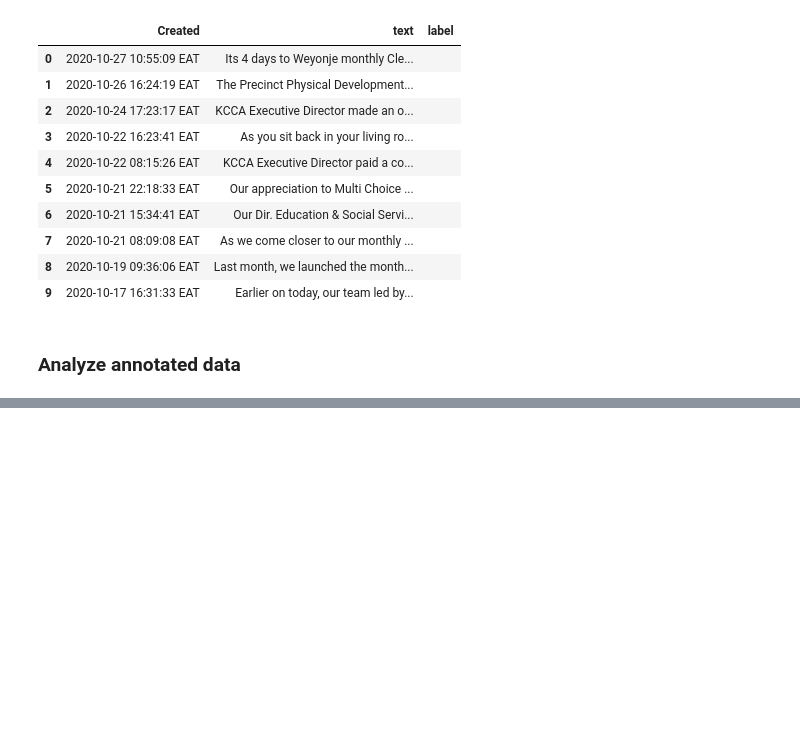
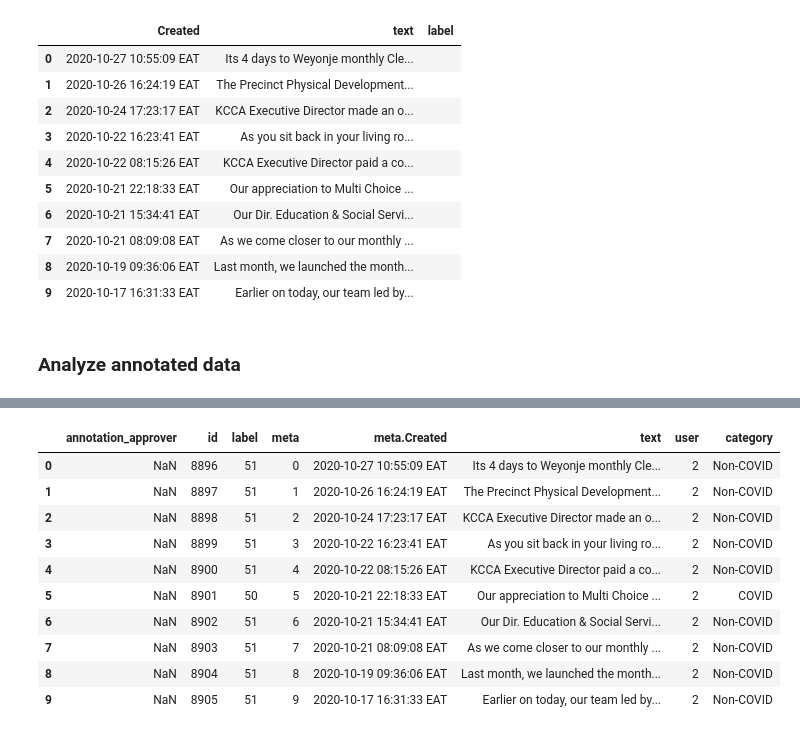
Before and after one commit to SunbirdAI/covid19-uganda-facebook-data-analysis, a Jupyter notebook: notebooks/KCCA_Posts_Oct-12-27.ipynb, the cells around one changed output, grey strips where cells are left out. Drawn from its saved outputs; the diff is of its cells as text; code cells hidden in the pictures; blank space fills up the shorter version.

```diff
--- a/notebooks/KCCA_Posts_Oct-12-27.ipynb
+++ b/notebooks/KCCA_Posts_Oct-12-27.ipynb
@@ -65,0 +77,15 @@ posts2.to_csv('../data/KCCA-Oct-12-27-posts-for-annotation.csv')
+# %%
+annotated_posts['category'].cat.categories = ['COVID', 'Non-COVID']
+annotated_posts.head(10)
+# %% [output]
+|  | annotation_approver | id | label | meta | meta.Created | text | user | category |
+| 0 | NaN | 8896 | 51 | 0 | 2020-10-27 10:55:09 EAT | Its 4 days to Weyonje monthly Cle... | 2 | Non-COVID |
+| 1 | NaN | 8897 | 51 | 1 | 2020-10-26 16:24:19 EAT | The Precinct Physical Development... | 2 | Non-COVID |
+| 2 | NaN | 8898 | 51 | 2 | 2020-10-24 17:23:17 EAT | KCCA Executive Director made an o... | 2 | Non-COVID |
+| 3 | NaN | 8899 | 51 | 3 | 2020-10-22 16:23:41 EAT | As you sit back in your living ro... | 2 | Non-COVID |
+| 4 | NaN | 8900 | 51 | 4 | 2020-10-22 08:15:26 EAT | KCCA Executive Director paid a co... | 2 | Non-COVID |
+| 5 | NaN | 8901 | 50 | 5 | 2020-10-21 22:18:33 EAT | Our appreciation to Multi Choice ... | 2 | COVID |
+| 6 | NaN | 8902 | 51 | 6 | 2020-10-21 15:34:41 EAT | Our Dir. Education & Social Servi... | 2 | Non-COVID |
+| 7 | NaN | 8903 | 51 | 7 | 2020-10-21 08:09:08 EAT | As we come closer to our monthly ... | 2 | Non-COVID |
+| 8 | NaN | 8904 | 51 | 8 | 2020-10-19 09:36:06 EAT | Last month, we launched the month... | 2 | Non-COVID |
+| 9 | NaN | 8905 | 51 | 9 | 2020-10-17 16:31:33 EAT | Earlier on today, our team led by... | 2 | Non-COVID |
```
Also changed, not shown: parts of 4 cells of this notebook, 1 other file.
